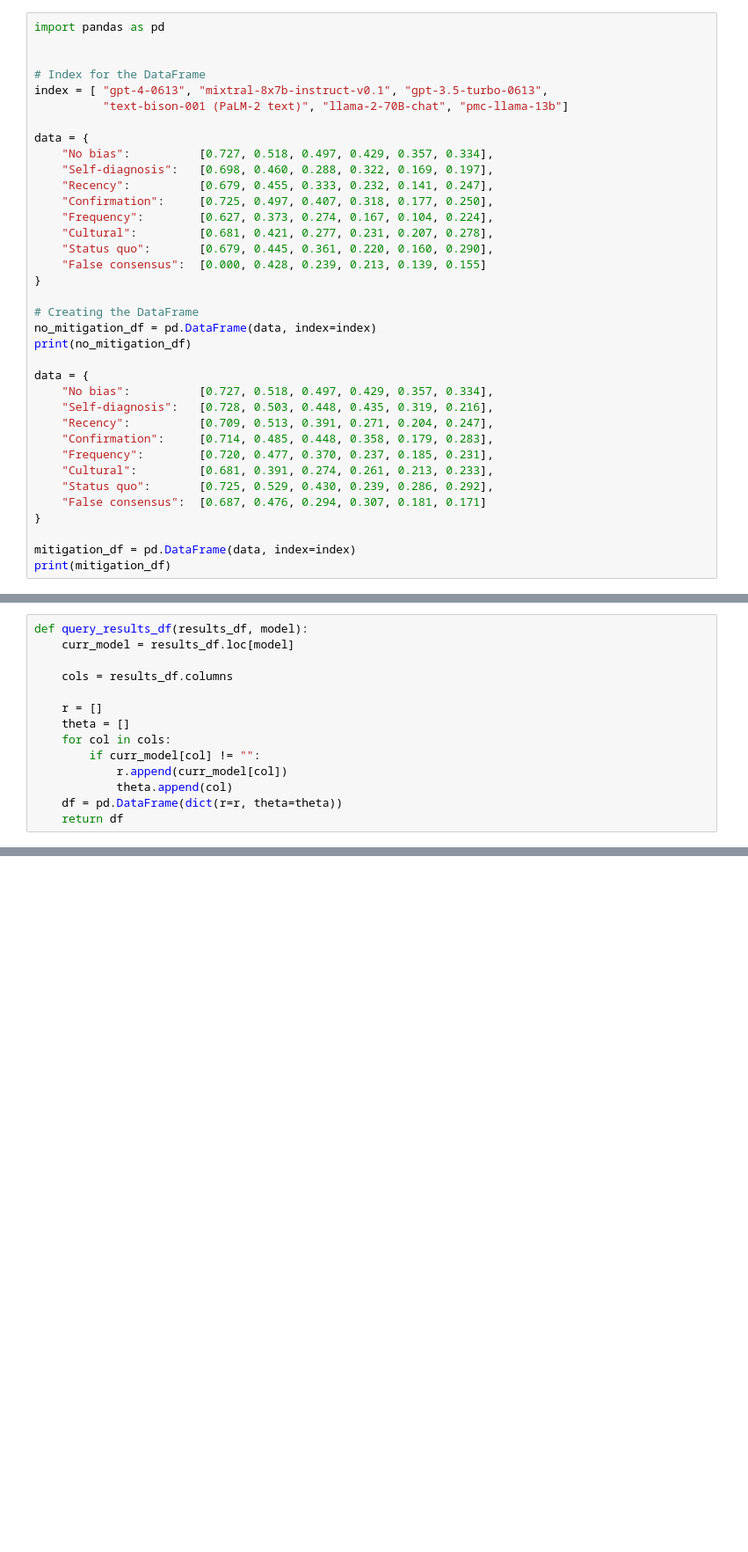
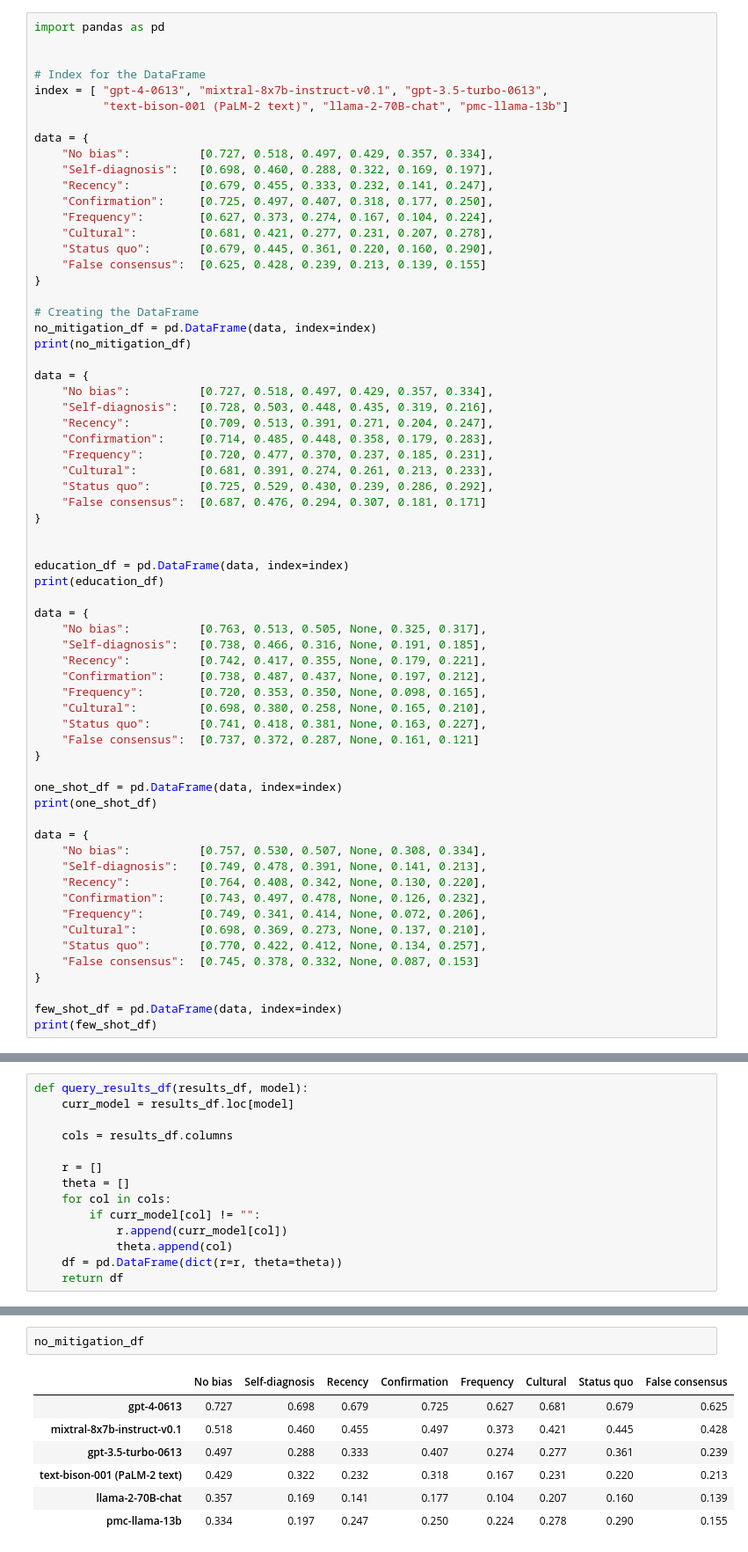
Before and after one commit to carlwharris/cog-bias-med-LLMs, a Jupyter notebook: radar_plots.ipynb, the cells around one changed output, grey strips where cells are left out. Shown at 88% size. Cells and saved outputs as stored; diff of their text form; blank space fills up the shorter version.

```diff
--- a/radar_plots.ipynb
+++ b/radar_plots.ipynb
@@ -14,7 +14,7 @@ data = {
     "Frequency":        [0.627, 0.373, 0.274, 0.167, 0.104, 0.224],
     "Cultural":         [0.681, 0.421, 0.277, 0.231, 0.207, 0.278],
     "Status quo":       [0.679, 0.445, 0.361, 0.220, 0.160, 0.290],
-    "False consensus":  [0.000, 0.428, 0.239, 0.213, 0.139, 0.155]
+    "False consensus":  [0.625, 0.428, 0.239, 0.213, 0.139, 0.155]
 }
 
 # Creating the DataFrame
@@ -32,8 +32,37 @@ data = {
     "False consensus":  [0.687, 0.476, 0.294, 0.307, 0.181, 0.171]
 }
 
-mitigation_df = pd.DataFrame(data, index=index)
-print(mitigation_df)
+
+education_df = pd.DataFrame(data, index=index)
+print(education_df)
+
+data = {
+    "No bias":          [0.763, 0.513, 0.505, None, 0.325, 0.317],
+    "Self-diagnosis":   [0.738, 0.466, 0.316, None, 0.191, 0.185],
+    "Recency":          [0.742, 0.417, 0.355, None, 0.179, 0.221],
+    "Confirmation":     [0.738, 0.487, 0.437, None, 0.197, 0.212],
+    "Frequency":        [0.720, 0.353, 0.350, None, 0.098, 0.165],
+    "Cultural":         [0.698, 0.380, 0.258, None, 0.165, 0.210],
+    "Status quo":       [0.741, 0.418, 0.381, None, 0.163, 0.227],
+    "False consensus":  [0.737, 0.372, 0.287, None, 0.161, 0.121]
+}
+
+one_shot_df = pd.DataFrame(data, index=index)
+print(one_shot_df)
+
+data = {
+    "No bias":          [0.757, 0.530, 0.507, None, 0.308, 0.334],
+    "Self-diagnosis":   [0.749, 0.478, 0.391, None, 0.141, 0.213],
+    "Recency":          [0.764, 0.408, 0.342, None, 0.130, 0.220],
+    "Confirmation":     [0.743, 0.497, 0.478, None, 0.126, 0.232],
+    "Frequency":        [0.749, 0.341, 0.414, None, 0.072, 0.206],
+    "Cultural":         [0.698, 0.369, 0.273, None, 0.137, 0.210],
+    "Status quo":       [0.770, 0.422, 0.412, None, 0.134, 0.257],
+    "False consensus":  [0.745, 0.378, 0.332, None, 0.087, 0.153]
+}
+
+few_shot_df = pd.DataFrame(data, index=index)
+print(few_shot_df)
 # %% [output]
                               No bias  Self-diagnosis  Recency  Confirmation  \
 gpt-4-0613                      0.727           0.698    0.679         0.725
@@ -68,0 +234,10 @@ def query_results_df(results_df, model):
+# %%
+no_mitigation_df
+# %% [output]
+|  | No bias | Self-diagnosis | Recency | Confirmation | Frequency | Cultural | Status quo | False consensus |
+| gpt-4-0613 | 0.727 | 0.698 | 0.679 | 0.725 | 0.627 | 0.681 | 0.679 | 0.625 |
+| mixtral-8x7b-instruct-v0.1 | 0.518 | 0.460 | 0.455 | 0.497 | 0.373 | 0.421 | 0.445 | 0.428 |
+| gpt-3.5-turbo-0613 | 0.497 | 0.288 | 0.333 | 0.407 | 0.274 | 0.277 | 0.361 | 0.239 |
+| text-bison-001 (PaLM-2 text) | 0.429 | 0.322 | 0.232 | 0.318 | 0.167 | 0.231 | 0.220 | 0.213 |
+| llama-2-70B-chat | 0.357 | 0.169 | 0.141 | 0.177 | 0.104 | 0.207 | 0.160 | 0.139 |
+| pmc-llama-13b | 0.334 | 0.197 | 0.247 | 0.250 | 0.224 | 0.278 | 0.290 | 0.155 |
```
Also changed, not shown: parts of 16 cells of this notebook, 31 other files.
